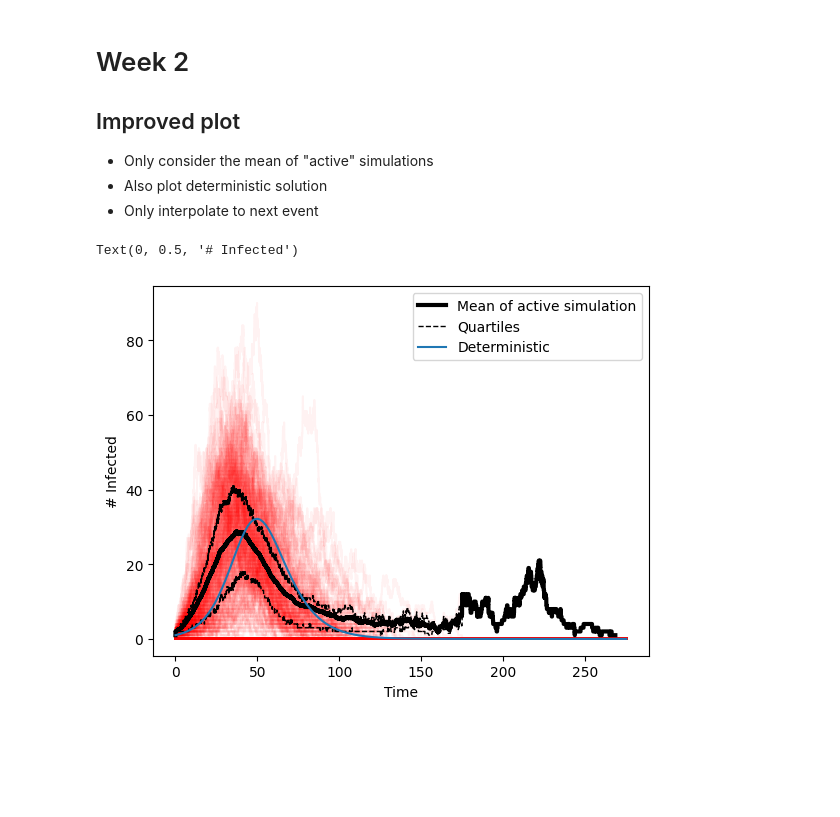
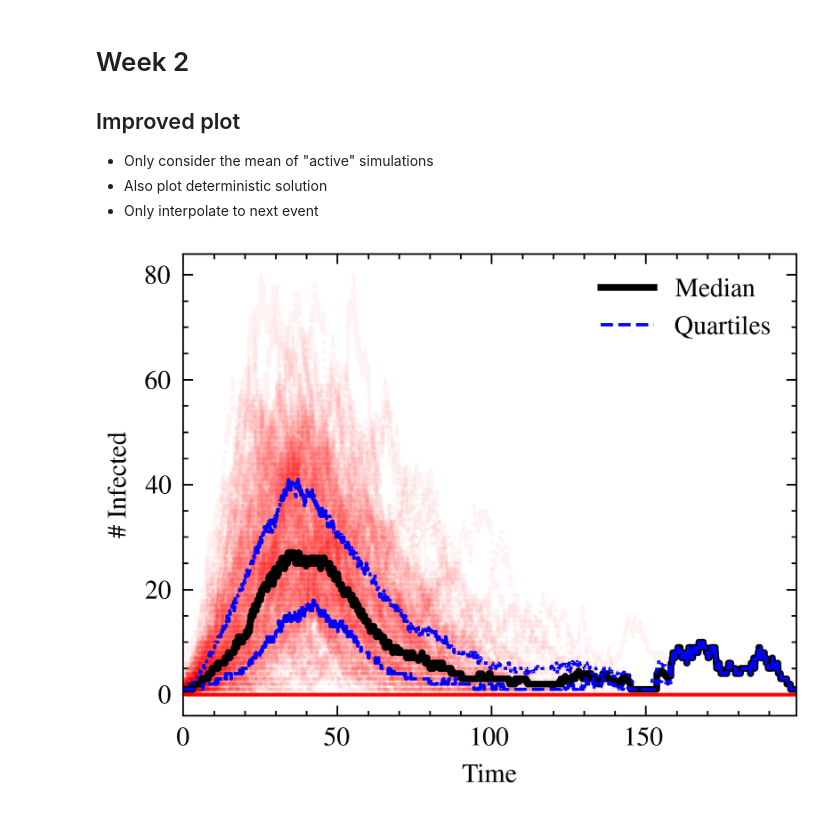
Before and after one commit to j-bowhay/Branching-Process-Models, a Jupyter notebook: notebooks/week2.ipynb, the cells around one changed output. Drawn from its saved outputs; the diff is of its cells as text; code cells hidden in the pictures; blank space fills up the shorter version.

```diff
--- a/notebooks/week2.ipynb
+++ b/notebooks/week2.ipynb
@@ -8,11 +8,15 @@
 - Only interpolate to next event
 # %%
 import matplotlib.pyplot as plt
+import matplotlib
 import numpy as np
 from scipy.interpolate import interp1d
 from tqdm import tqdm
+import scienceplots
 
-from bp_models.gillespie import direct_gillespie, run_ensemble
+plt.style.use(['science','ieee'])
+
+from bp_models.gillespie import run_ensemble_sir
 
 number_of_sims = 500
 N = 500
@@ -20,7 +24,7 @@ beta = 0.3
 mu = 0.2
 
 
-ts, Is, R_finals, max_t = run_ensemble(N, beta, mu, number_of_sims)
+ts, Is, R_finals, max_t = run_ensemble_sir(N, beta, mu, number_of_sims)
 # %%
 from scipy.integrate import solve_ivp
 
@@ -34,23 +38,24 @@ sol = solve_ivp(rhs, t_span=(0, max_t), y0=[N-1, 1, 0], rtol=1e-9)
 # %%
 fig, ax = plt.subplots()
 plot_t = np.linspace(0, max_t, num=int(max_t)*1000)
 padded_data = np.empty((number_of_sims, plot_t.size))
 for i, (t, s) in tqdm(enumerate(zip(ts, Is))):
-    padded = interp1d(t, s, bounds_error=False, fill_value=0, kind='next')(plot_t)
+    padded = interp1d(t, s, bounds_error=False, fill_value=0, kind='previous')(plot_t)
     padded_data[i,:] = padded
 
 padded_data = np.asarray(padded_data)
 ax.plot(plot_t, padded_data.T, 'r', alpha=0.05)
 padded_data[padded_data == 0] = np.nan
-ax.plot(plot_t, np.nanmean(padded_data, axis=0), 'k', linewidth=3, label="Mean of active simulation")
-quantile = ax.plot(plot_t, np.nanquantile(padded_data, 0.25, axis=0), 'k--', linewidth=1, label="Quartiles")
-ax.plot(plot_t, np.nanquantile(padded_data, 0.75, axis=0), 'k--', linewidth=1, label="_nolegend_")
-ax.plot(sol.t, sol.y[1,:], label="Deterministic")
+ax.plot(plot_t, np.nanmedian(padded_data, axis=0), 'k', linewidth=2, label="Median")
+ax.plot(plot_t, np.nanquantile(padded_data, 0.25, axis=0), 'b', linewidth=1, label="Quartiles")
+ax.plot(plot_t, np.nanquantile(padded_data, 0.75, axis=0), 'b', linewidth=1, label="_nolegend_")
+#ax.plot(sol.t, sol.y[1,:], label="Deterministic")
 
 ax.legend()
 
 ax.set_xlabel("Time")
-ax.set_ylabel("# Infected")
+ax.set_ylabel("\# Infected")
+ax.set_xlim([0, max_t])
+fig.savefig("figures/gillespie.pdf")
 # %% [output]
-Text(0, 0.5, '# Infected')
-[figure, old version]
+[figure, new version]
```
Also changed, not shown: 8 other files.
